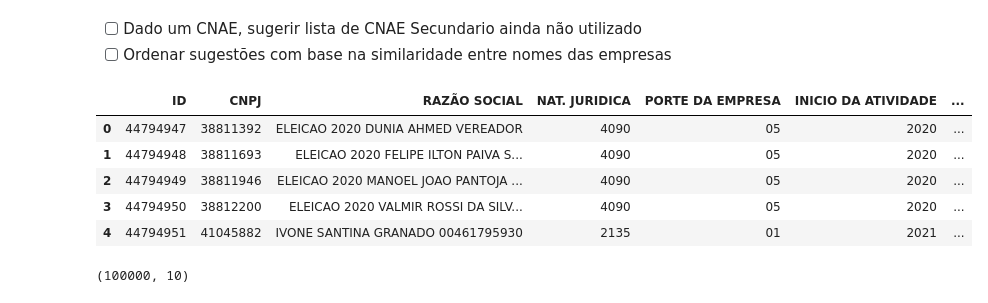
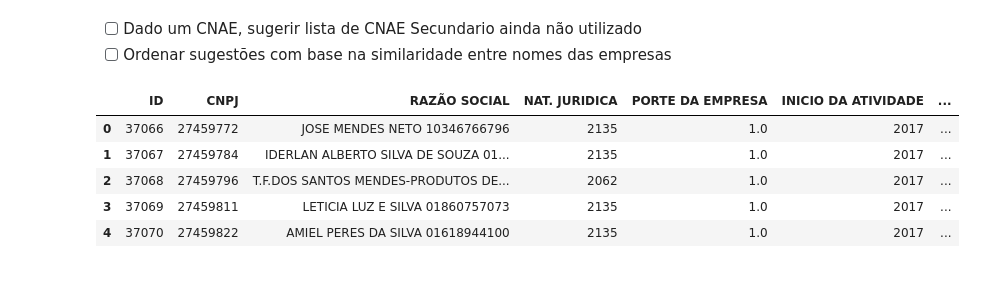
Before and after one commit to duancleypaul/cnae_similarity, a Jupyter notebook: draft-cnae.ipynb, the cells around one changed output. Drawn from its saved outputs; the diff is of its cells as text; code cells hidden in the pictures.

```diff
--- a/draft-cnae.ipynb
+++ b/draft-cnae.ipynb
@@ -392,16 +392,16 @@ df_rec
 #     cnpj = x[:2] + '.' + x[2:5] + '.' + x[5:8] + '/' + x[8:12] + '-' + x[12:]
 #     return cnpj
 # %%
-df_temp = pd.read_csv('cnae-full-data.csv', low_memory=False, dtype='object')
-df_temp = df_temp.drop(columns='NOME FANTASIA').drop_duplicates().copy()
+df = pd.read_csv('cnae-full-data-730k.csv', low_memory=False, dtype='object')
+df = df.drop(columns='NOME FANTASIA').drop_duplicates().copy()
 
-df_temp['CNAE FISCAL SECUNDÁRIA'] = df_temp['CNAE FISCAL SECUNDÁRIA'].apply(lambda x: [] if 'nan' in str(x).split(',') else str(x).split(','))
-df_temp.head()
+df['CNAE FISCAL SECUNDÁRIA'] = df['CNAE FISCAL SECUNDÁRIA'].apply(lambda x: [] if 'nan' in str(x).split(',') else str(x).split(','))
+df.head()
 # %% [output]
 |  | ID | CNPJ | RAZÃO SOCIAL | NAT. JURIDICA | PORTE DA EMPRESA | INICIO DA ATIVIDADE | ... |
-| 0 | 44794947 | 38811392 | ELEICAO 2020 DUNIA AHMED VEREADOR | 4090 | 05 | 2020 | ... |
-| 1 | 44794948 | 38811693 | ELEICAO 2020 FELIPE ILTON PAIVA S... | 4090 | 05 | 2020 | ... |
-| 2 | 44794949 | 38811946 | ELEICAO 2020 MANOEL JOAO PANTOJA ... | 4090 | 05 | 2020 | ... |
-| 3 | 44794950 | 38812200 | ELEICAO 2020 VALMIR ROSSI DA SILV... | 4090 | 05 | 2020 | ... |
-| 4 | 44794951 | 41045882 | IVONE SANTINA GRANADO 00461795930 | 2135 | 01 | 2021 | ... |
+| 0 | 37066 | 27459772 | JOSE MENDES NETO 10346766796 | 2135 | 1.0 | 2017 | ... |
+| 1 | 37067 | 27459784 | IDERLAN ALBERTO SILVA DE SOUZA 01... | 2135 | 1.0 | 2017 | ... |
+| 2 | 37068 | 27459796 | T.F.DOS SANTOS MENDES-PRODUTOS DE... | 2062 | 1.0 | 2017 | ... |
+| 3 | 37069 | 27459811 | LETICIA LUZ E SILVA 01860757073 | 2135 | 1.0 | 2017 | ... |
+| 4 | 37070 | 27459822 | AMIEL PERES DA SILVA 01618944100 | 2135 | 1.0 | 2017 | ... |
 # %%
@@ -409,4 +408,0 @@ df_temp.to_csv('pre-processed-data-100k.csv', index=False)
-# %%
-df_temp.shape
-# %% [output]
-(100000, 10)
```
Also changed, not shown: parts of 7 cells of this notebook, 4 other files.
